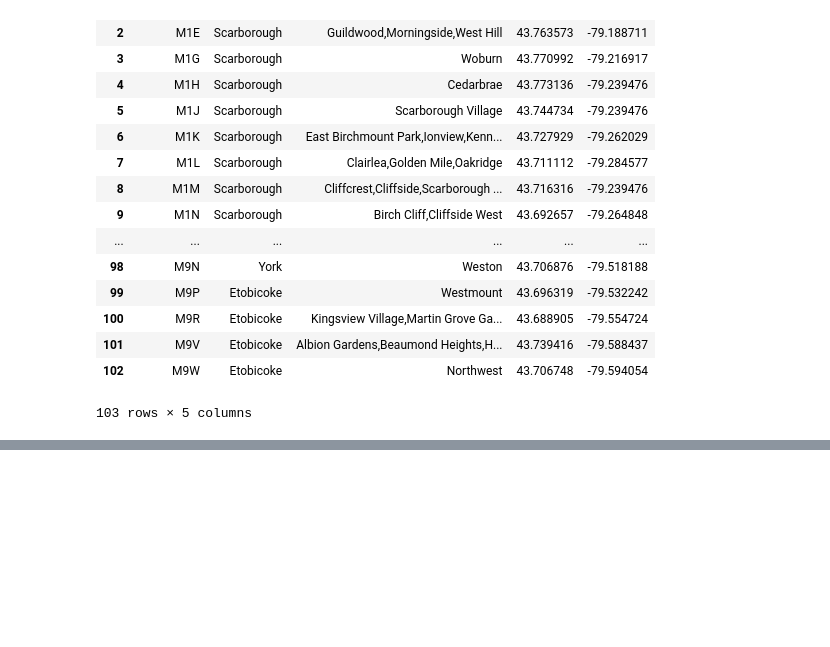
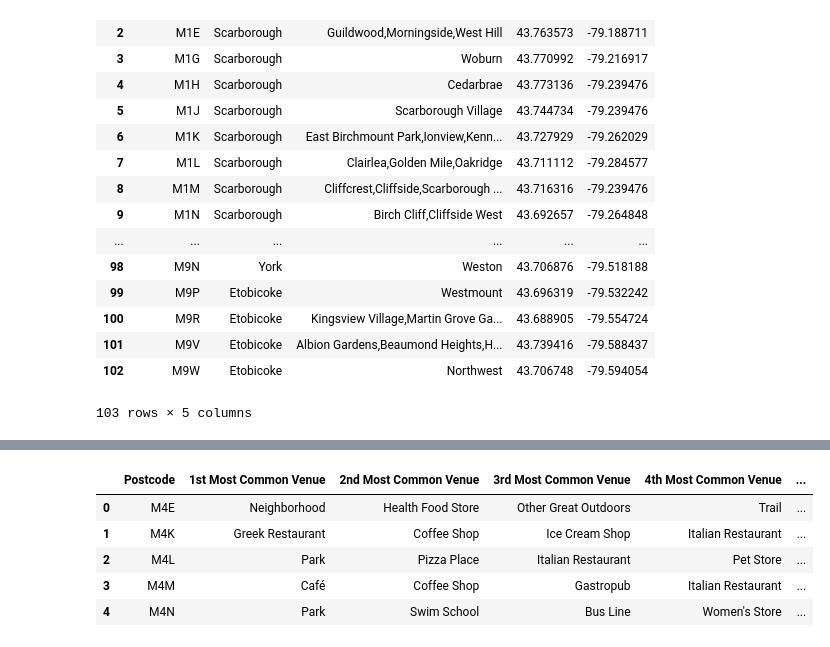
Before and after one commit to srinivasanbragadeesan/datascience-example, a Jupyter notebook: nb-toronto-explore-cluster.ipynb, the cells around one changed output, grey strips where cells are left out. Cells and saved outputs as stored; diff of their text form; code cells hidden in the pictures; blank space fills up the shorter version.

```diff
--- a/nb-toronto-explore-cluster.ipynb
+++ b/nb-toronto-explore-cluster.ipynb
@@ -70,0 +251,21 @@ clean_df
+# %%
+from sklearn.cluster import KMeans
+
+# set number of clusters
+kclusters = 5
+
+toronto_grouped_clustering = toronto_grouped.drop('Postcode', 1)
+
+# run k-means clustering
+kmeans = KMeans(n_clusters=kclusters, random_state=0).fit(toronto_grouped_clustering)
+
+postcode_venues_sorted['Cluster label'] = kmeans.labels_
+#toronto_merged = pd.merge(postcode_venues_sorted, neighbourhoods, how='left', on='Postcode', validate="1:1")
+postcode_venues_sorted.head()
+# %% [output]
+|  | Postcode | 1st Most Common Venue | 2nd Most Common Venue | 3rd Most Common Venue | 4th Most Common Venue | ... |
+| 0 | M4E | Neighborhood | Health Food Store | Other Great Outdoors | Trail | ... |
+| 1 | M4K | Greek Restaurant | Coffee Shop | Ice Cream Shop | Italian Restaurant | ... |
+| 2 | M4L | Park | Pizza Place | Italian Restaurant | Pet Store | ... |
+| 3 | M4M | Café | Coffee Shop | Gastropub | Italian Restaurant | ... |
+| 4 | M4N | Park | Swim School | Bus Line | Women's Store | ... |
```
Also changed, not shown: parts of 17 cells of this notebook.
